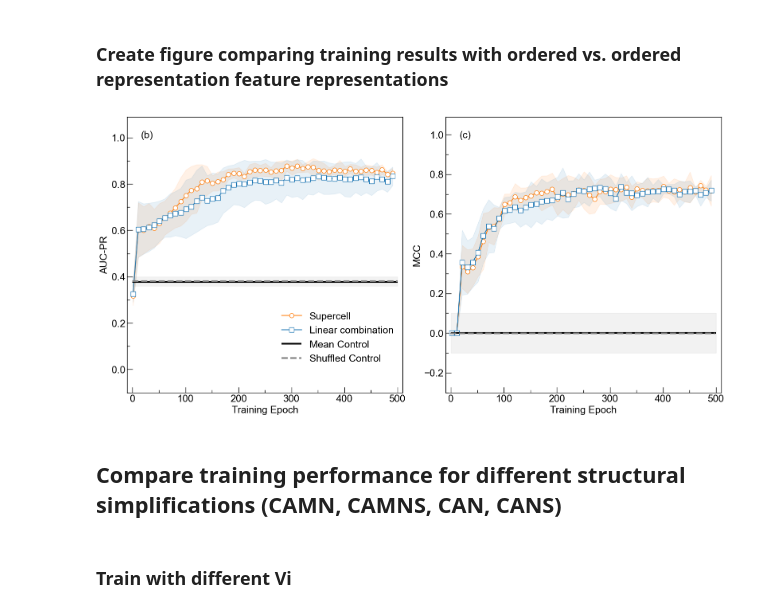
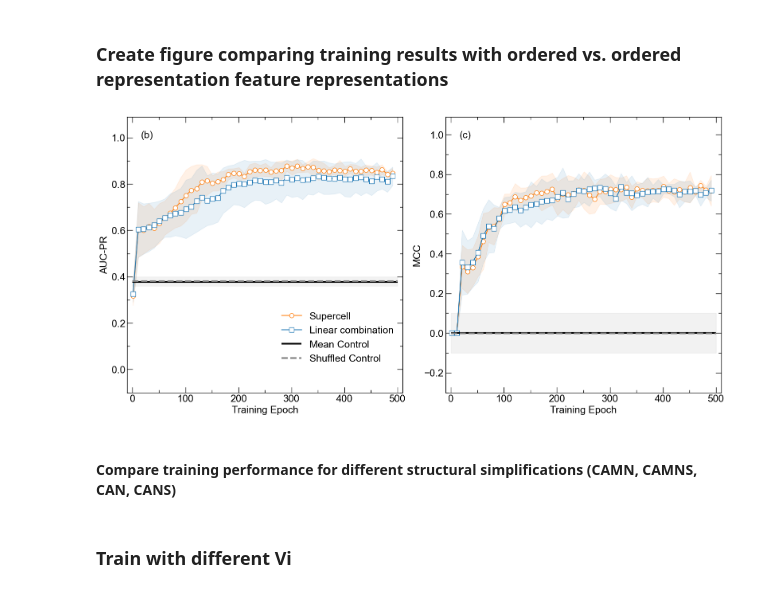
Before and after one commit to caltechlibrary/LiIonConductivityGraphs, a Jupyter notebook: notebooks/Step_6_KFold_Validation.ipynb, the cells around one changed output. Drawn from its saved outputs; the diff is of its cells as text; code cells hidden in the pictures.

```diff
--- a/notebooks/Step_6_KFold_Validation.ipynb
+++ b/notebooks/Step_6_KFold_Validation.ipynb
@@ -22,9 +30,10 @@ warnings.filterwarnings("ignore")
 # %% [markdown]
 ### Define paths for relevant directories
 # %%
-train_val_split_path = r"..\data\ionic_conductivity_database_11022023_train_val_test_splits\classification\kfold"
-feature_path = r"..\data\graph_based_features_11022023_wo_duplicates.pkl"
-atomistic_feature_path = r"..\data\atomistic_features_11022023.pkl"
+train_val_split_path = r"..\data\training_validation_testing_splits\classification\kfold"
+feature_path = r"..\data\graph_based_features_wo_duplicates.pkl"
+atomistic_feature_path = r"..\data\atomistic_features.pkl"
+
 controls_path = r"..\data\controls.json"
 kfold_results_path = r"..\data\kfold_results.csv"
 # %% [markdown]
@@ -128,8 +137,8 @@ for i, feature in enumerate(features):
                      alpha=0.1, color=color)
 
 # Set different lengths for major and minor ticks
-plt.tick_params(axis='both', which='major', direction='in', length=10, width=1, labelsize=18, colors='k')
-plt.tick_params(axis='both', which='minor', direction='in', length=5, width=1, colors='k')
+plt.tick_params(axis='both', which='major', direction='in', length=10, width=1, labelsize=18, colors='k', top=True, right=True)
+plt.tick_params(axis='both', which='minor', direction='in', length=5, width=1, colors='k', top=True, right=True)
 plt.minorticks_on()  # Show minor ticks
 
 # Set the interval of minor ticks to 5
@@ -196,41 +205,41 @@ for i, feature in enumerate(features):
                      average_feature_data_downsampled[metric] + std_feature_data_downsampled[metric],
                      alpha=0.1, color=color)
 
-plt.tick_params(axis='both', which='major', direction='in', length=10, width=1, labelsize=18, colors='k')
-plt.tick_params(axis='both', which='minor', direction='in', length=5, width=1, colors='k')
+plt.tick_params(axis='both', which='major', direction='in', length=10, width=1, labelsize=18, colors='k', top=True, right=True)
+plt.tick_params(axis='both', which='minor', direction='in', length=5, width=1, colors='k', top=True, right=True)
 plt.minorticks_on()
 
 plt.gca().xaxis.set_minor_locator(ticker.AutoMinorLocator(2))
 plt.gca().yaxis.set_minor_locator(ticker.AutoMinorLocator(2))
 plt.gca().spines['top'].set_linewidth(1)
 plt.gca().spines['bottom'].set_linewidth(1)
 plt.gca().spines['left'].set_linewidth(1)
 plt.gca().spines['right'].set_linewidth(1)
 
 mean_control_avg, mean_control_std, shuffled_control_avg, shuffled_control_std = get_controls(controls_filepath=controls_path,
                                                                                               validation_type='kfold',
                                                                                               metric=metric,
                                                                                               fold=None)
 
 plt.hlines(mean_control_avg, xmin=0, xmax=500, color='black', linestyle='-', linewidth=3., label='Mean Control')
 plt.fill_betweenx(np.arange(-0.1, 1.05, 0.01), 0, 500,
                   where=(np.arange(-0.1, 1.05, 0.01) >= mean_control_avg - mean_control_std) & (np.arange(-0.1, 1.05, 0.01) <= mean_control_avg + mean_control_std),
                   color='black', alpha=0.1)
 
-plt.hlines(shuffled_control_avg, xmin=shuffled_control_offset, xmax=500 + shuffled_control_offset,
+plt.hlines(shuffled_control_avg, xmin=0, xmax=500,
            color='gray', linestyle='--', linewidth=3., label='Shuffled Control')
 
 plt.fill_betweenx(np.arange(-0.1, 1.05, 0.01), 0, 500,
                   where=(np.arange(-0.1, 1.05, 0.01) >= shuffled_control_avg - shuffled_control_std) & (np.arange(-0.1, 1.05, 0.01) <= shuffled_control_avg + shuffled_control_std),
                   color='gray', alpha=0.1)
 
 plt.tight_layout()
-plt.savefig('../figures/supercell_vs_linearcombination.png', dpi=450)
+plt.savefig('../figures/supercell_vs_linearcombination.png', dpi=1200)
 plt.show()
 # %% [output]
-[figure, old version]
+[figure, new version]
 # %% [markdown]
-## Compare training performance for different structural simplifications (CAMN, CAMNS, CAN, CANS)
+#### Compare training performance for different structural simplifications (CAMN, CAMNS, CAN, CANS)
 # %%
 feature = "structure_megnet_site_feature_level_1_2019_4_1_formation_energy"
 subset_feature = None
```
Also changed, not shown: parts of 5 cells of this notebook, 8 other files.
